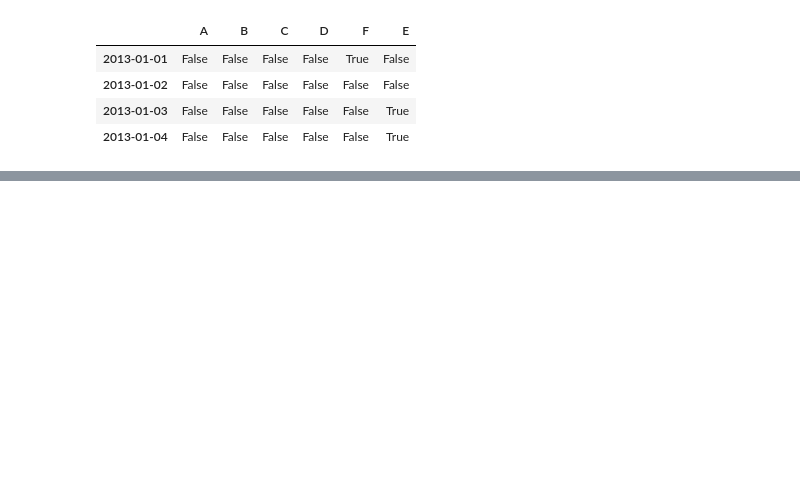
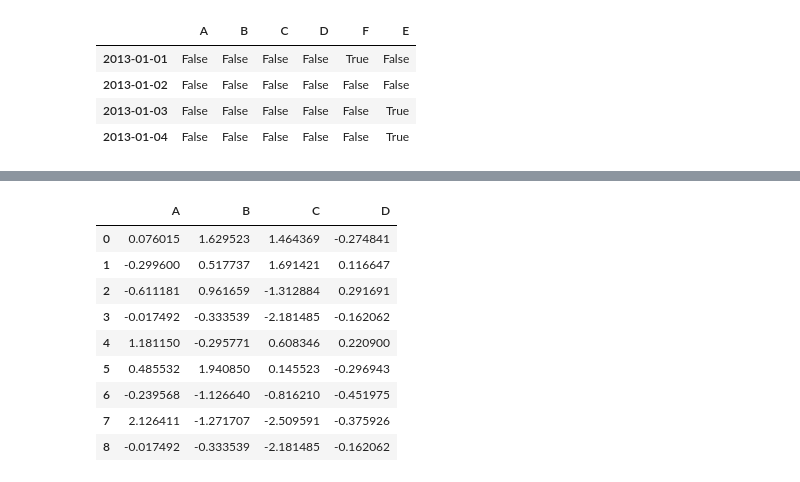
Before and after one commit to kmk4021/data_science, a Jupyter notebook: Homwork1 Pandas.ipynb, the cells around one changed output, grey strips where cells are left out. Drawn from its saved outputs; the diff is of its cells as text; code cells hidden in the pictures; blank space fills up the shorter version.

```diff
--- a/Homwork1 Pandas.ipynb
+++ b/Homwork1 Pandas.ipynb
@@ -354,0 +520,2 @@ pd.isnull(df1)
+# %%
+df = pd.DataFrame(np.random.randn(8, 4), columns=['A', 'B', 'C', 'D'])
@@ -354,0 +534,15 @@ pd.isnull(df1)
+# %%
+s = df.iloc[3]
+# %%
+df.append(s, ignore_index=True)
+# %% [output]
+|  | A | B | C | D |
+| 0 | 0.076015 | 1.629523 | 1.464369 | -0.274841 |
+| 1 | -0.299600 | 0.517737 | 1.691421 | 0.116647 |
+| 2 | -0.611181 | 0.961659 | -1.312884 | 0.291691 |
+| 3 | -0.017492 | -0.333539 | -2.181485 | -0.162062 |
+| 4 | 1.181150 | -0.295771 | 0.608346 | 0.220900 |
+| 5 | 0.485532 | 1.940850 | 0.145523 | -0.296943 |
+| 6 | -0.239568 | -1.126640 | -0.816210 | -0.451975 |
+| 7 | 2.126411 | -1.271707 | -2.509591 | -0.375926 |
+| 8 | -0.017492 | -0.333539 | -2.181485 | -0.162062 |
```
Also changed, not shown: parts of 74 cells of this notebook.
